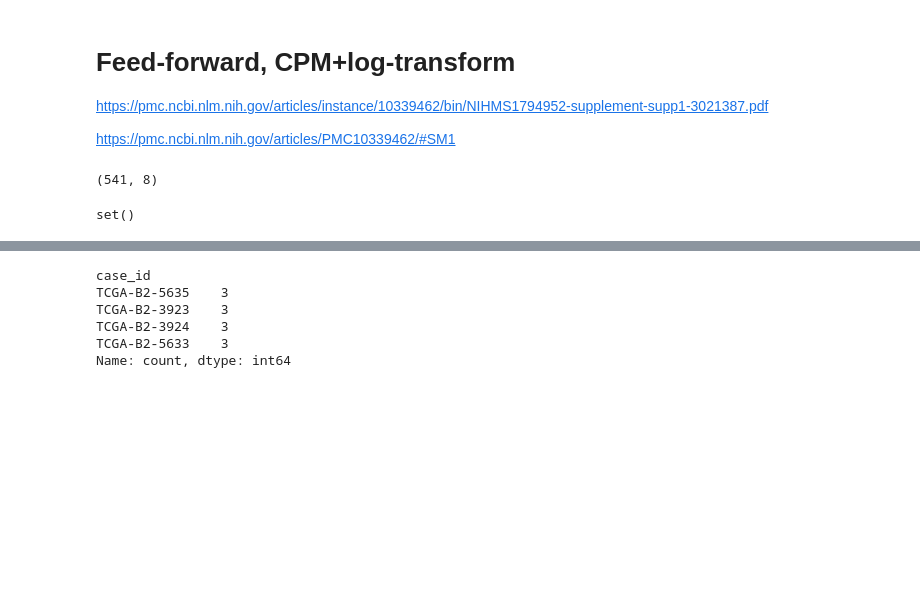
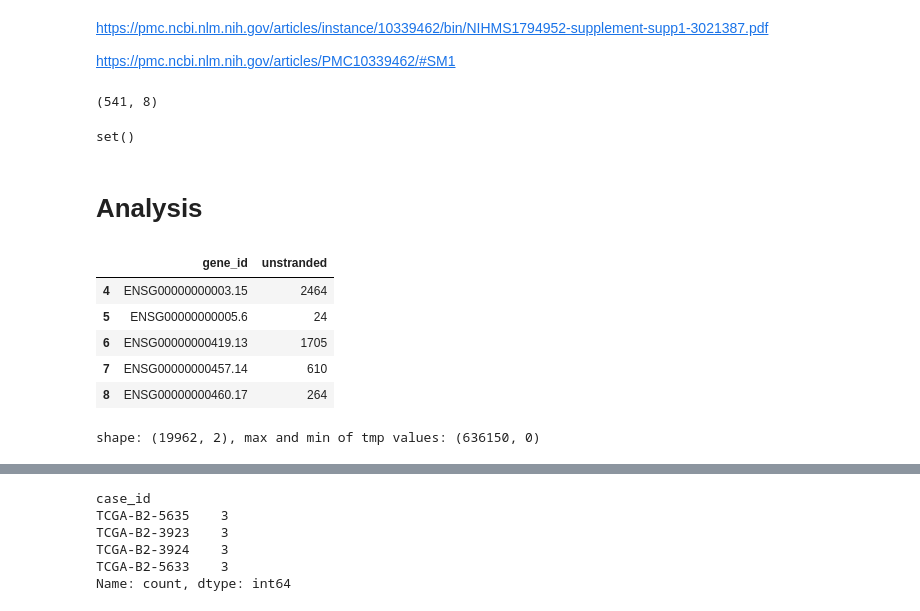
Before and after one commit to quanghieu31/multimodal-ccRCC, a Jupyter notebook: notebooks/eda-rna-count.ipynb, the cells around one changed output, grey strips where cells are left out. Cells and saved outputs as stored; diff of their text form; code cells hidden in the pictures; blank space fills up the shorter version.

```diff
--- a/notebooks/rna-count.ipynb
+++ b/notebooks/eda-rna-count.ipynb
@@ -1,6 +1,4 @@
 # %% [markdown]
-# Feed-forward, CPM+log-transform
-
 https://pmc.ncbi.nlm.nih.gov/articles/instance/10339462/bin/NIHMS1794952-supplement-supp1-3021387.pdf
 
 https://pmc.ncbi.nlm.nih.gov/articles/PMC10339462/#SM1
@@ -32,3 +30,26 @@ set(clinical_metadata_submitter_id).difference(set(metadata["case_id"].values))
 # %% [output]
 (541, 8)
 set()
+# %% [markdown]
+# Analysis
+# %%
+# look into one tsv file
+example = rna_seq_data_path / os.listdir(rna_seq_data_path)[26]
+data = pd.read_csv(example, sep="\t", header=1)
+data = data[data["gene_type"] == "protein_coding"]
+selected_cols = [col for col in data.columns if col.endswith("unstranded")]
+selected_cols = ["gene_id"] + [col for col in data.columns if col == "unstranded"]
+data = data[selected_cols]
+display(data.head())
+
+# check magnitude of count values
+print(f"shape: {data.shape}, max and min of tmp values: {data['unstranded'].max(), data['unstranded'].min()}")
+# the scale is large, so we need to log-transform to avoid having large values dominate the PCA
+# %% [output]
+|  | gene_id | unstranded |
+| 4 | ENSG00000000003.15 | 2464 |
+| 5 | ENSG00000000005.6 | 24 |
+| 6 | ENSG00000000419.13 | 1705 |
+| 7 | ENSG00000000457.14 | 610 |
+| 8 | ENSG00000000460.17 | 264 |
+shape: (19962, 2), max and min of tmp values: (636150, 0)
```
Also changed, not shown: parts of 4 cells of this notebook, 11 other files.
